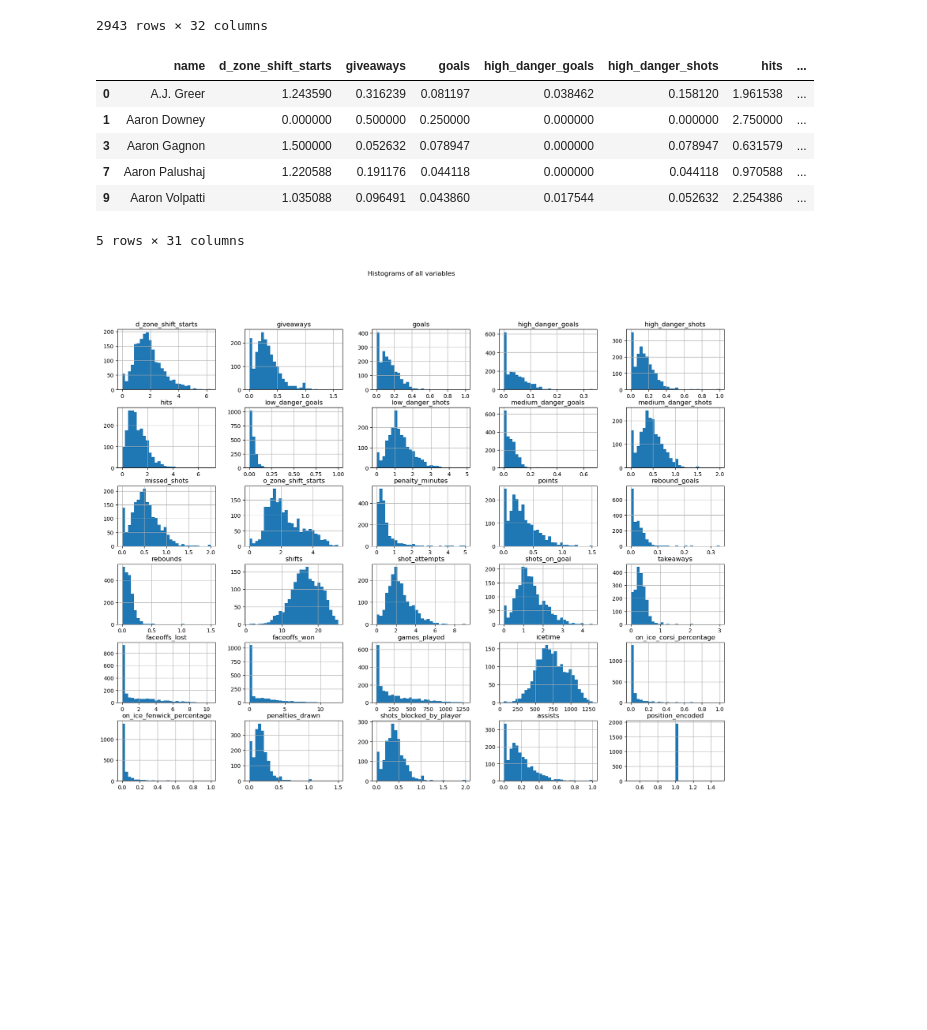
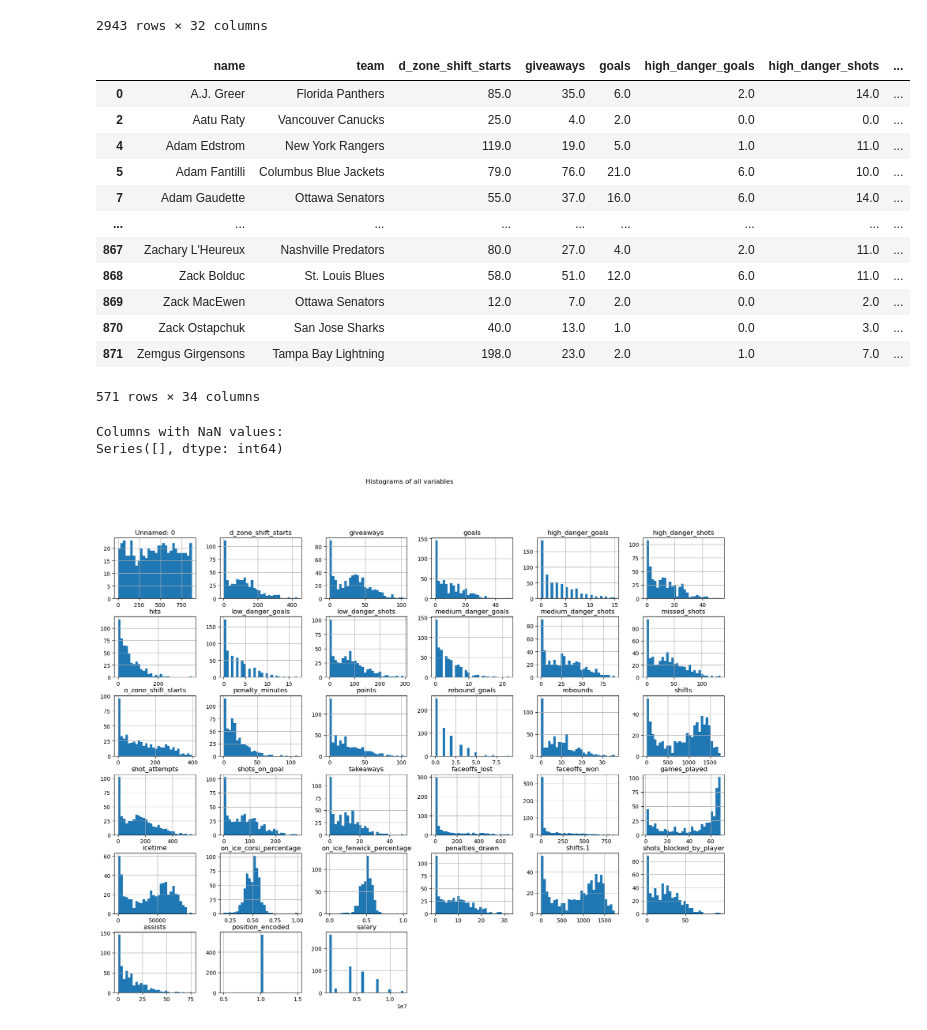
Before and after one commit to blairjdaniel/NHL_points_projection, a Jupyter notebook: notebooks/forwards.ipynb, the cells around one changed output. Cells and saved outputs as stored; diff of their text form; code cells hidden in the pictures; blank space fills up the shorter version.

```diff
--- a/notebooks/forwards.ipynb
+++ b/notebooks/forwards.ipynb
@@ -351,30 +403,47 @@ skater_df
 # %%
 # Filter the DataFrame to include only rows where position_encoded is 0
-skater_df = skater_df[skater_df['position_encoded'] == 1]
+skaters_all = skaters_all[skaters_all['position_encoded'] == 1]
+skaters_all.drop(columns=['Unnamed: 0'])
+# %% [output]
+|  | name | team | d_zone_shift_starts | giveaways | goals | high_danger_goals | high_danger_shots | ... |
+| 0 | A.J. Greer | Florida Panthers | 85.0 | 35.0 | 6.0 | 2.0 | 14.0 | ... |
+| 2 | Aatu Raty | Vancouver Canucks | 25.0 | 4.0 | 2.0 | 0.0 | 0.0 | ... |
+| 4 | Adam Edstrom | New York Rangers | 119.0 | 19.0 | 5.0 | 1.0 | 11.0 | ... |
+| 5 | Adam Fantilli | Columbus Blue Jackets | 79.0 | 76.0 | 21.0 | 6.0 | 10.0 | ... |
+| 7 | Adam Gaudette | Ottawa Senators | 55.0 | 37.0 | 16.0 | 6.0 | 14.0 | ... |
+| ... | ... | ... | ... | ... | ... | ... | ... | ... |
+| 867 | Zachary L'Heureux | Nashville Predators | 80.0 | 27.0 | 4.0 | 2.0 | 11.0 | ... |
+| 868 | Zack Bolduc | St. Louis Blues | 58.0 | 51.0 | 12.0 | 6.0 | 11.0 | ... |
+| 869 | Zack MacEwen | Ottawa Senators | 12.0 | 7.0 | 2.0 | 0.0 | 2.0 | ... |
+| 870 | Zack Ostapchuk | San Jose Sharks | 40.0 | 13.0 | 1.0 | 0.0 | 3.0 | ... |
+| 871 | Zemgus Girgensons | Tampa Bay Lightning | 198.0 | 23.0 | 2.0 | 1.0 | 7.0 | ... |
+571 rows × 34 columns
+# %%
+# Check for NaN values in the DataFrame
+nan_summary = skaters_all.isna().sum()
+
+# Display columns with NaN values
+print("Columns with NaN values:")
+print(nan_summary[nan_summary > 0])
+# %% [output]
+Columns with NaN values:
+Series([], dtype: int64)
 # %%
-# Check for duplicate column names
-duplicate_columns = skater_df.columns[skater_df.columns.duplicated()].unique()
-if len(duplicate_columns) > 0:
-    # For example, you can drop the duplicate columns
-    skater_df = skater_df.loc[:, ~skater_df.columns.duplicated()]
+# # Check for duplicate column names
+# duplicate_columns = skater_df.columns[skater_df.columns.duplicated()].unique()
+# if len(duplicate_columns) > 0:
+#     # For example, you can drop the duplicate columns
+#     skater_df = skater_df.loc[:, ~skater_df.columns.duplicated()]
 
 
-# Identify the columns to average per game
-columns_to_average = skater_df.columns.difference(['name', 'position_encoded', 'games_played'])
+# # Identify the columns to average per game
+# columns_to_average = skater_df.columns.difference(['name', 'position_encoded', 'games_played'])
 
-# Divide each identified column by the 'games_played_all' column
-for col in columns_to_average:
-    skater_df[col] = skater_df[col] / skater_df['games_played']
+# # Divide each identified column by the 'games_played_all' column
+# for col in columns_to_average:
+#     skater_df[col] = skater_df[col] / skater_df['games_played']
 
-# Display the resulting DataFrame
-#skater_df = skater_df.drop(columns=['games_played'])
-skater_df.head()
+# # Display the resulting DataFrame
+# #skater_df = skater_df.drop(columns=['games_played'])
+# skater_df.head()
-# %% [output]
-|  | name | d_zone_shift_starts | giveaways | goals | high_danger_goals | high_danger_shots | hits | ... |
-| 0 | A.J. Greer | 1.243590 | 0.316239 | 0.081197 | 0.038462 | 0.158120 | 1.961538 | ... |
-| 1 | Aaron Downey | 0.000000 | 0.500000 | 0.250000 | 0.000000 | 0.000000 | 2.750000 | ... |
-| 3 | Aaron Gagnon | 1.500000 | 0.052632 | 0.078947 | 0.000000 | 0.078947 | 0.631579 | ... |
-| 7 | Aaron Palushaj | 1.220588 | 0.191176 | 0.044118 | 0.000000 | 0.044118 | 0.970588 | ... |
-| 9 | Aaron Volpatti | 1.035088 | 0.096491 | 0.043860 | 0.017544 | 0.052632 | 2.254386 | ... |
-5 rows × 31 columns
 # %%
@@ -385,10 +454,10 @@ forward_df_copy.to_csv('/Users/blairjdaniel/lighthouse/lighthouse/NHL/files/mast
 # %%
 # Histogram for each variable
-skater_df.hist(bins=30, figsize=(20, 15))
+skaters_all.hist(bins=30, figsize=(20, 15))
 plt.suptitle('Histograms of all variables')
 plt.show()
 # %% [output]
-[figure, old version]
+[figure, new version]
 # %%
 # Scatter plot between "goals" and "High Danger Shots"
 plt.figure(figsize=(10, 6))
```
Also changed, not shown: parts of 14 cells of this notebook, 12 other files.
